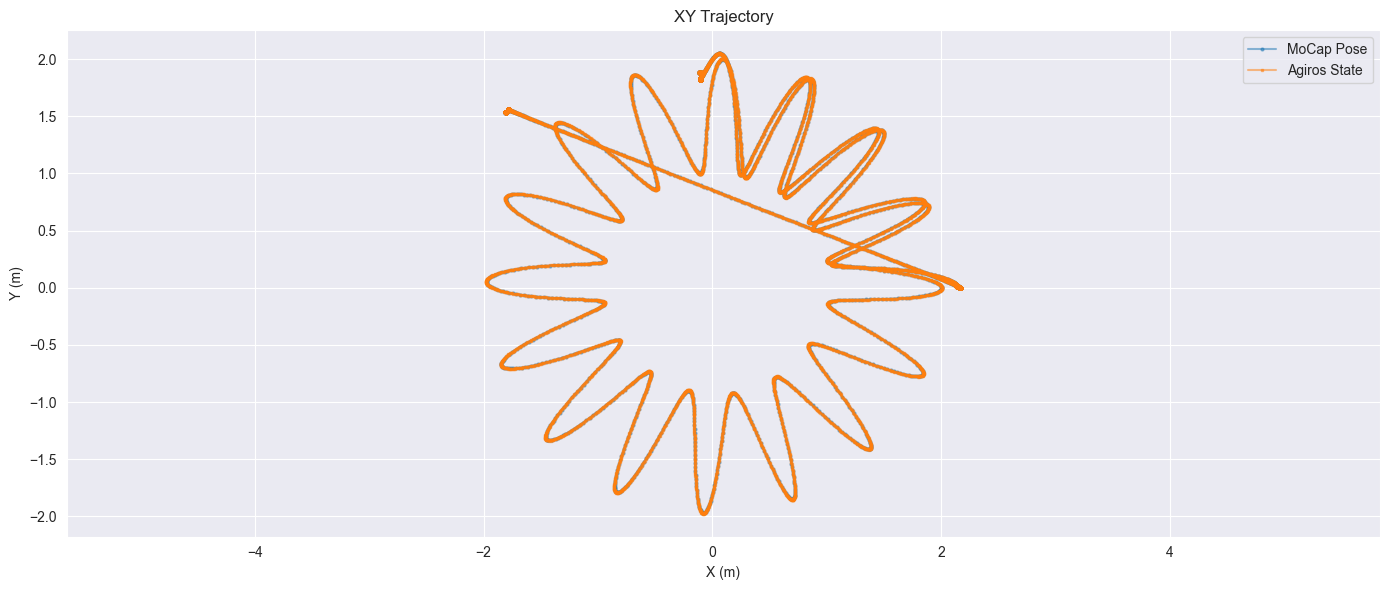
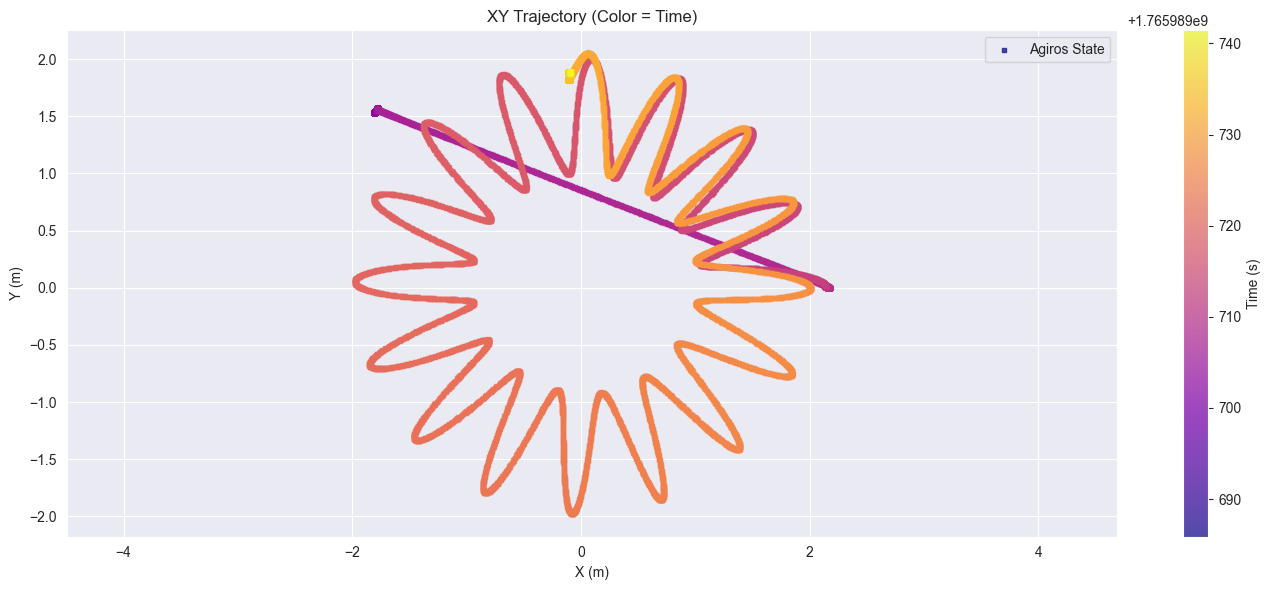
The change to this notebook cell's code, shown as a diff; its figure went from the first image to the second:
--- before
+++ after
@@ -1,15 +1,21 @@
-# Plot trajectories from different sensors
+# Plot trajectories from different sensors with color gradient over time
 fig, ax = plt.subplots(1, 1, figsize=(14, 6))
 
-# XY trajectory
-if bag_data.mocap_pose and mocap_pose_df is not None:
-    ax.plot(mocap_pose_df['x'], mocap_pose_df['y'], 'o-', alpha=0.5, label='MoCap Pose', markersize=2)
+# # XY trajectory with color gradient
+# if bag_data.mocap_pose and mocap_pose_df is not None:
+#     points = ax.scatter(mocap_pose_df['x'], mocap_pose_df['y'], 
+#                        c=mocap_pose_df['timestamp'], cmap='viridis', 
+#                        s=10, alpha=0.7, label='MoCap Pose')
+#     plt.colorbar(points, ax=ax, label='Time (s)')
 
 if bag_data.agiros_state and agiros_state_df is not None:
-    ax.plot(agiros_state_df['x'], agiros_state_df['y'], 's-', alpha=0.5, label='Agiros State', markersize=2)
+    points2 = ax.scatter(agiros_state_df['x'], agiros_state_df['y'], 
+                        c=agiros_state_df['timestamp'], cmap='plasma', 
+                        s=10, alpha=0.7, marker='s', label='Agiros State')
+    plt.colorbar(points2, ax=ax, label='Time (s)')
 
 ax.set_xlabel('X (m)')
 ax.set_ylabel('Y (m)')
-ax.set_title('XY Trajectory')
+ax.set_title('XY Trajectory (Color = Time)')
 ax.legend()
 ax.grid(True)

Commit: Excellent! **Re-linearization now works — no death spiral!** The gyro cost after re-linearization is properly preserved: